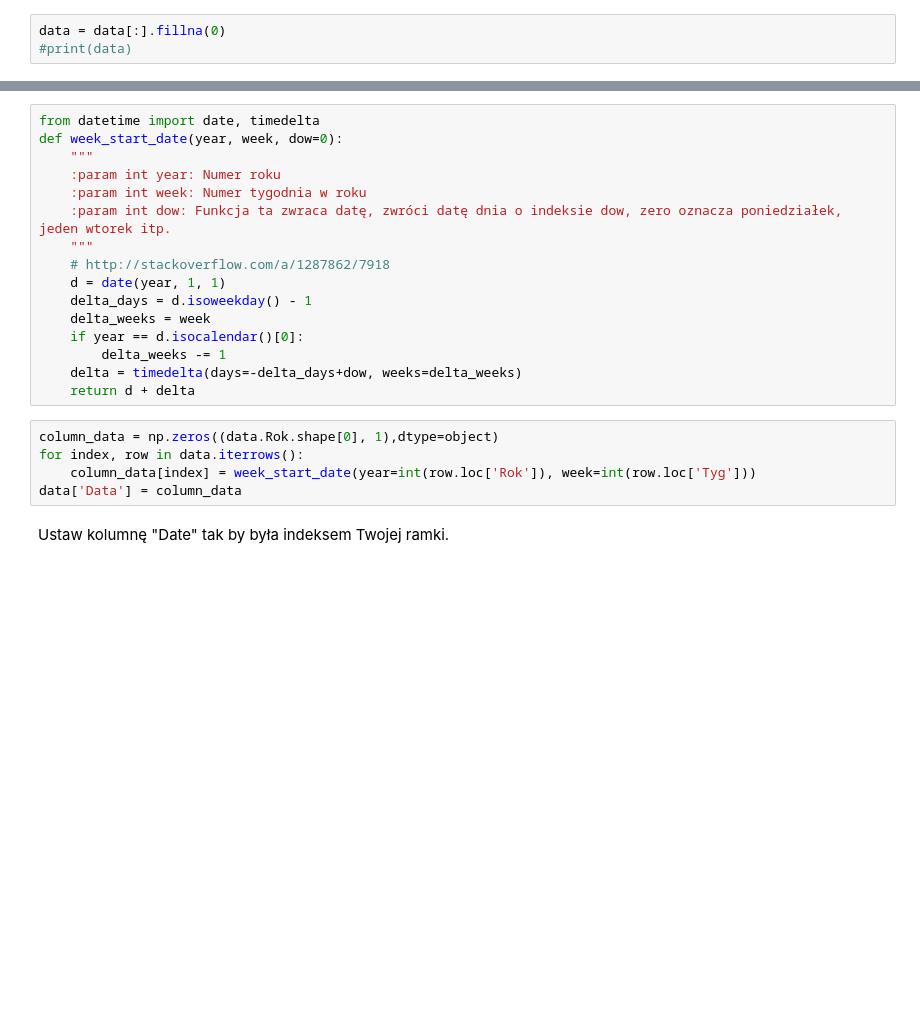
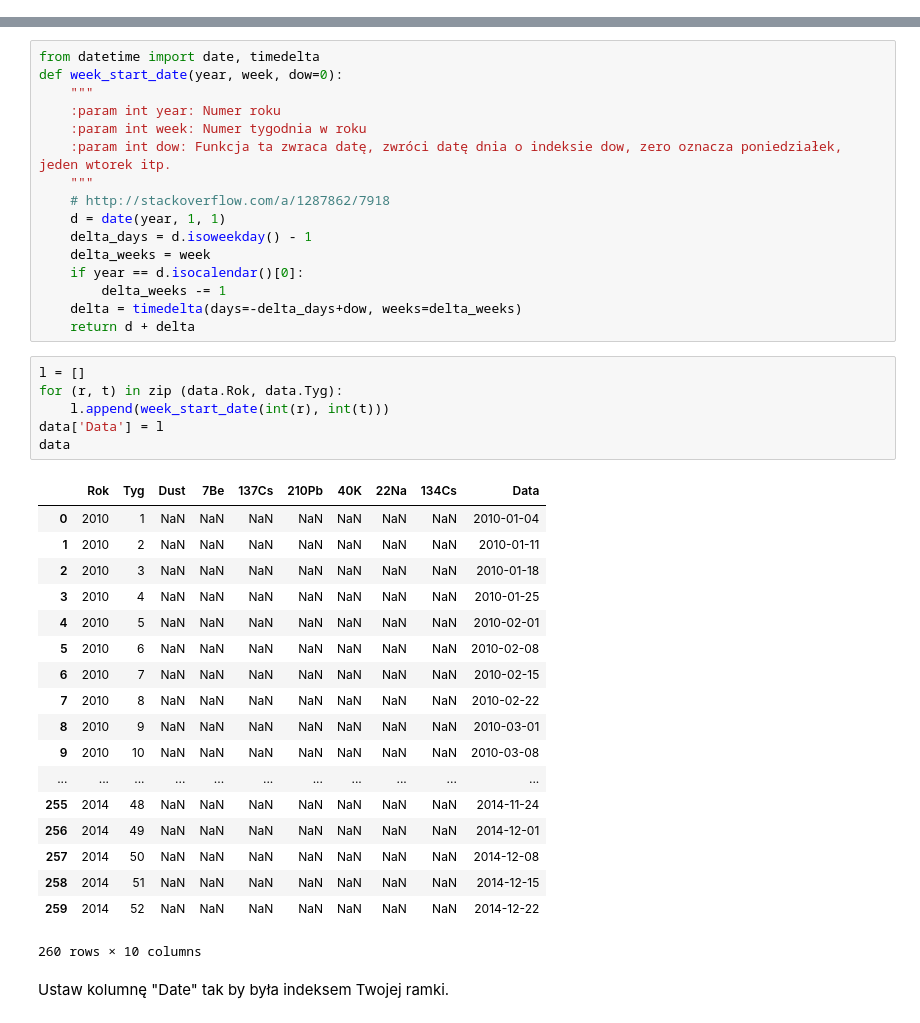
Before and after one commit to ambiguus/pwzn, a Jupyter notebook: tasks/zaj6/zad1.ipynb, the cells around one changed output, grey strips where cells are left out. Saved outputs shown, nothing was run; the diff lists cells and outputs as text; blank space fills up the shorter version.

```diff
--- a/tasks/zaj6/zad1.ipynb
+++ b/tasks/zaj6/zad1.ipynb
@@ -41,9 +42,6 @@ zad2.ipynb
 zad3.ipynb
 # %%
 data = pd.read_csv('data.csv', header=1)
-# %%
-data = data[:].fillna(0)
-#print(data)
 # %%
 print(data)
 # %% [output]
@@ -97,11 +97,31 @@ def week_start_date(year, week, dow=0):
         delta_weeks -= 1
     delta = timedelta(days=-delta_days+dow, weeks=delta_weeks)
     return d + delta
-# %%
-column_data = np.zeros((data.Rok.shape[0], 1),dtype=object)
-for index, row in data.iterrows():
-    column_data[index] = week_start_date(year=int(row.loc['Rok']), week=int(row.loc['Tyg']))
-data['Data'] = column_data
+# %%
+l = []
+for (r, t) in zip (data.Rok, data.Tyg):
+    l.append(week_start_date(int(r), int(t)))
+data['Data'] = l
+data
+# %% [output]
+|  | Rok | Tyg | Dust | 7Be | 137Cs | 210Pb | 40K | 22Na | 134Cs | Data |
+| 0 | 2010 | 1 | NaN | NaN | NaN | NaN | NaN | NaN | NaN | 2010-01-04 |
+| 1 | 2010 | 2 | NaN | NaN | NaN | NaN | NaN | NaN | NaN | 2010-01-11 |
+| 2 | 2010 | 3 | NaN | NaN | NaN | NaN | NaN | NaN | NaN | 2010-01-18 |
+| 3 | 2010 | 4 | NaN | NaN | NaN | NaN | NaN | NaN | NaN | 2010-01-25 |
+| 4 | 2010 | 5 | NaN | NaN | NaN | NaN | NaN | NaN | NaN | 2010-02-01 |
+| 5 | 2010 | 6 | NaN | NaN | NaN | NaN | NaN | NaN | NaN | 2010-02-08 |
+| 6 | 2010 | 7 | NaN | NaN | NaN | NaN | NaN | NaN | NaN | 2010-02-15 |
+| 7 | 2010 | 8 | NaN | NaN | NaN | NaN | NaN | NaN | NaN | 2010-02-22 |
+| 8 | 2010 | 9 | NaN | NaN | NaN | NaN | NaN | NaN | NaN | 2010-03-01 |
+| 9 | 2010 | 10 | NaN | NaN | NaN | NaN | NaN | NaN | NaN | 2010-03-08 |
+| ... | ... | ... | ... | ... | ... | ... | ... | ... | ... | ... |
+| 255 | 2014 | 48 | NaN | NaN | NaN | NaN | NaN | NaN | NaN | 2014-11-24 |
+| 256 | 2014 | 49 | NaN | NaN | NaN | NaN | NaN | NaN | NaN | 2014-12-01 |
+| 257 | 2014 | 50 | NaN | NaN | NaN | NaN | NaN | NaN | NaN | 2014-12-08 |
+| 258 | 2014 | 51 | NaN | NaN | NaN | NaN | NaN | NaN | NaN | 2014-12-15 |
+| 259 | 2014 | 52 | NaN | NaN | NaN | NaN | NaN | NaN | NaN | 2014-12-22 |
+260 rows × 10 columns
 # %% [markdown]
 Ustaw kolumnę "Date" tak by była indeksem Twojej ramki.
 # %%
```
Also changed, not shown: parts of 8 cells of this notebook.
